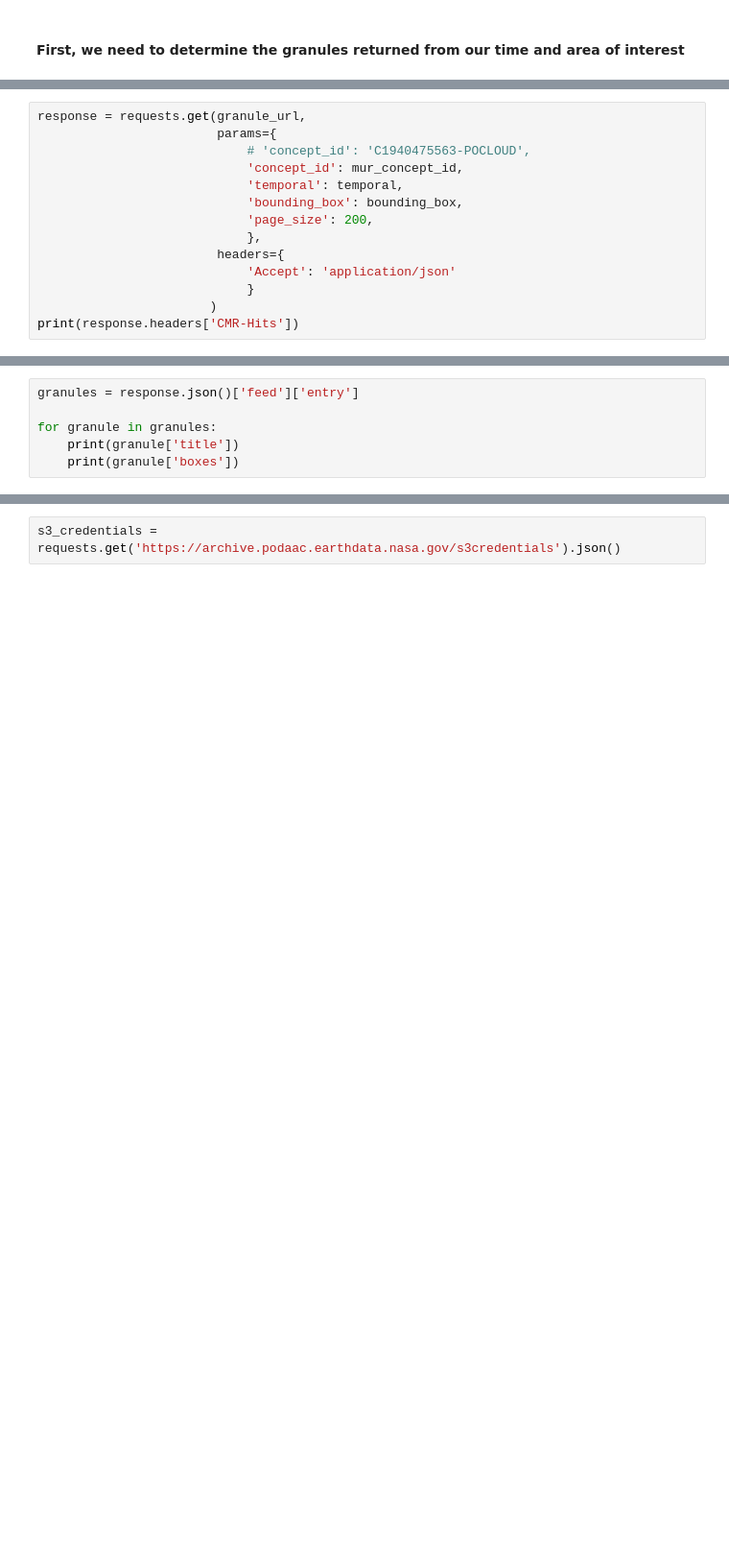
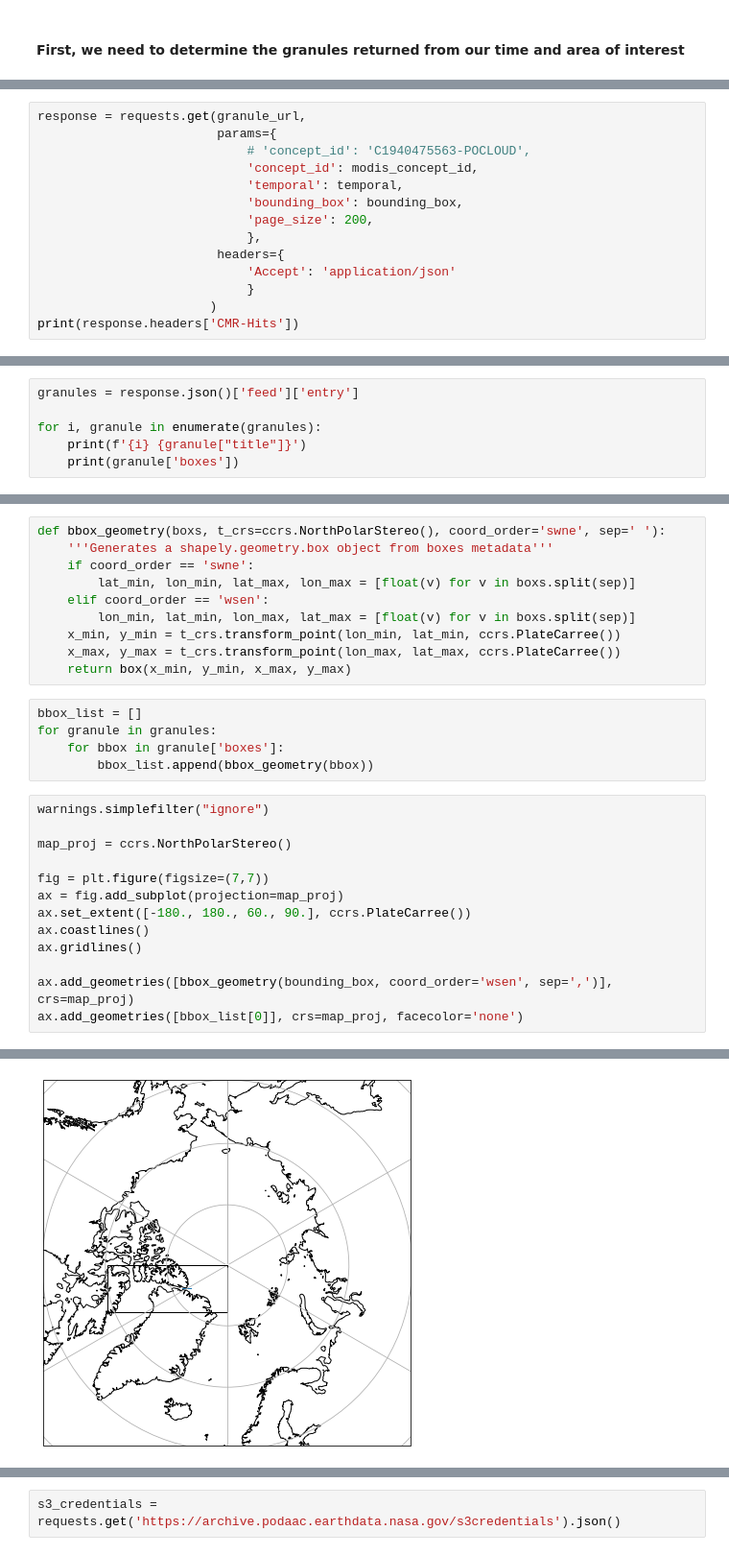
Before and after one commit to NASA-Openscapes/2021-Cloud-Hackathon, a Jupyter notebook: tutorials/Data_Access__Harmonize-cloud-non-cloud.ipynb, the cells around one changed output, grey strips where cells are left out. Shown at 96% size. Drawn from its saved outputs; the diff is of its cells as text; blank space fills up the shorter version.

```diff
--- a/tutorials/Data_Access__Harmonize-cloud-non-cloud.ipynb
+++ b/tutorials/Data_Access__Harmonize-cloud-non-cloud.ipynb
@@ -277,7 +281,7 @@ mur_concept_id = 'C1996881146-POCLOUD'
 response = requests.get(granule_url,
                         params={
                             # 'concept_id': 'C1940475563-POCLOUD',
-                            'concept_id': mur_concept_id,
+                            'concept_id': modis_concept_id,
                             'temporal': temporal,
                             'bounding_box': bounding_box,
                             'page_size': 200,
@@ -292,7 +296,7 @@ print(response.headers['CMR-Hits'])
 # %%
 granules = response.json()['feed']['entry']
 
-for granule in granules:
-    print(granule['title'])
+for i, granule in enumerate(granules):
+    print(f'{i} {granule["title"]}')
     print(granule['boxes'])
 # %% [output]
@@ -324,0 +320,29 @@ Get s3 link for first granule over day of interest:
+# %%
+def bbox_geometry(boxs, t_crs=ccrs.NorthPolarStereo(), coord_order='swne', sep=' '):
+    '''Generates a shapely.geometry.box object from boxes metadata'''
+    if coord_order == 'swne':
+        lat_min, lon_min, lat_max, lon_max = [float(v) for v in boxs.split(sep)]
+    elif coord_order == 'wsen':
+        lon_min, lat_min, lon_max, lat_max = [float(v) for v in boxs.split(sep)]
+    x_min, y_min = t_crs.transform_point(lon_min, lat_min, ccrs.PlateCarree())
+    x_max, y_max = t_crs.transform_point(lon_max, lat_max, ccrs.PlateCarree())
+    return box(x_min, y_min, x_max, y_max)
+# %%
+bbox_list = []
+for granule in granules:
+    for bbox in granule['boxes']:
+        bbox_list.append(bbox_geometry(bbox))
+# %%
+warnings.simplefilter("ignore")
+
+map_proj = ccrs.NorthPolarStereo()
+
+fig = plt.figure(figsize=(7,7))
+ax = fig.add_subplot(projection=map_proj)
+ax.set_extent([-180., 180., 60., 90.], ccrs.PlateCarree())
+ax.coastlines()
+ax.gridlines()
+
+ax.add_geometries([bbox_geometry(bounding_box, coord_order='wsen', sep=',')], crs=map_proj)
+ax.add_geometries([bbox_list[0]], crs=map_proj, facecolor='none')
+# %% [output]
@@ -324,0 +350 @@ Get s3 link for first granule over day of interest:
+[figure, added]
```
Also changed, not shown: parts of 50 cells of this notebook.
